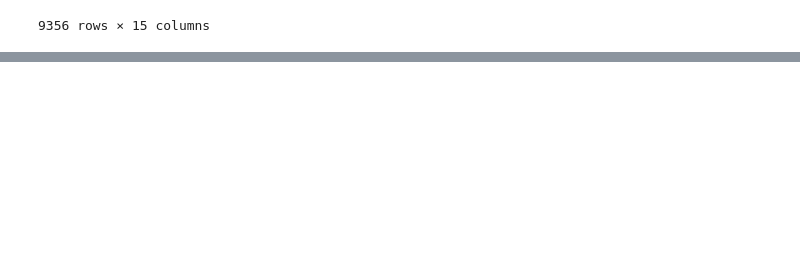
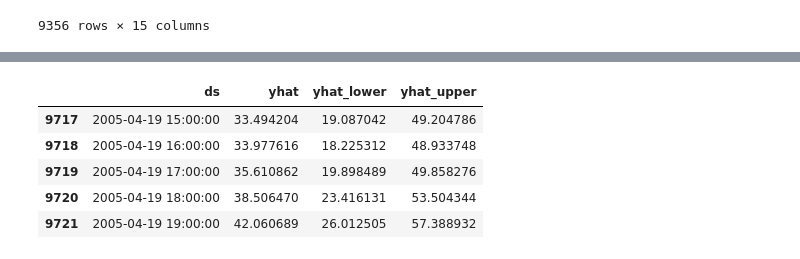
Before and after one commit to riyasingh49/Air-Quality-Forecast, a Jupyter notebook: Air_Quality_Forecasting_using_ML.ipynb, the cells around one changed output, grey strips where cells are left out. Drawn from its saved outputs; the diff is of its cells as text; code cells hidden in the pictures; blank space fills up the shorter version.

```diff
--- a/Air_Quality_Forecasting_using_ML.ipynb
+++ b/Air_Quality_Forecasting_using_ML.ipynb
@@ -268,0 +382,3 @@ air_quality_data.head(9356)
+# %%
+# we have to convert ds from object datatype to date time format
+data['ds'] = pd.to_datetime(date_time['ds'], format='%Y-%m-%d %H:%M:%S')
@@ -268,0 +394,2 @@ air_quality_data.head(9356)
+# %%
+data['y'] = air_quality_data['RH']
@@ -268,0 +430,5 @@ air_quality_data.head(9356)
+# %%
+# training the Prophet model
+
+model = Prophet()
+model.fit(data)
@@ -268,0 +447,3 @@ air_quality_data.head(9356)
+# %%
+future = model.make_future_dataframe(periods = 365 , freq = 'H')
+future.tail()
@@ -268,0 +457,10 @@ air_quality_data.head(9356)
+# %%
+forecast = model.predict(future)
+forecast[['ds', 'yhat' , 'yhat_lower', 'yhat_upper']].tail()
+# %% [output]
+|  | ds | yhat | yhat_lower | yhat_upper |
+| 9717 | 2005-04-19 15:00:00 | 33.494204 | 19.087042 | 49.204786 |
+| 9718 | 2005-04-19 16:00:00 | 33.977616 | 18.225312 | 48.933748 |
+| 9719 | 2005-04-19 17:00:00 | 35.610862 | 19.898489 | 49.858276 |
+| 9720 | 2005-04-19 18:00:00 | 38.506470 | 23.416131 | 53.504344 |
+| 9721 | 2005-04-19 19:00:00 | 42.060689 | 26.012505 | 57.388932 |
```
Also changed, not shown: parts of 37 cells of this notebook.
